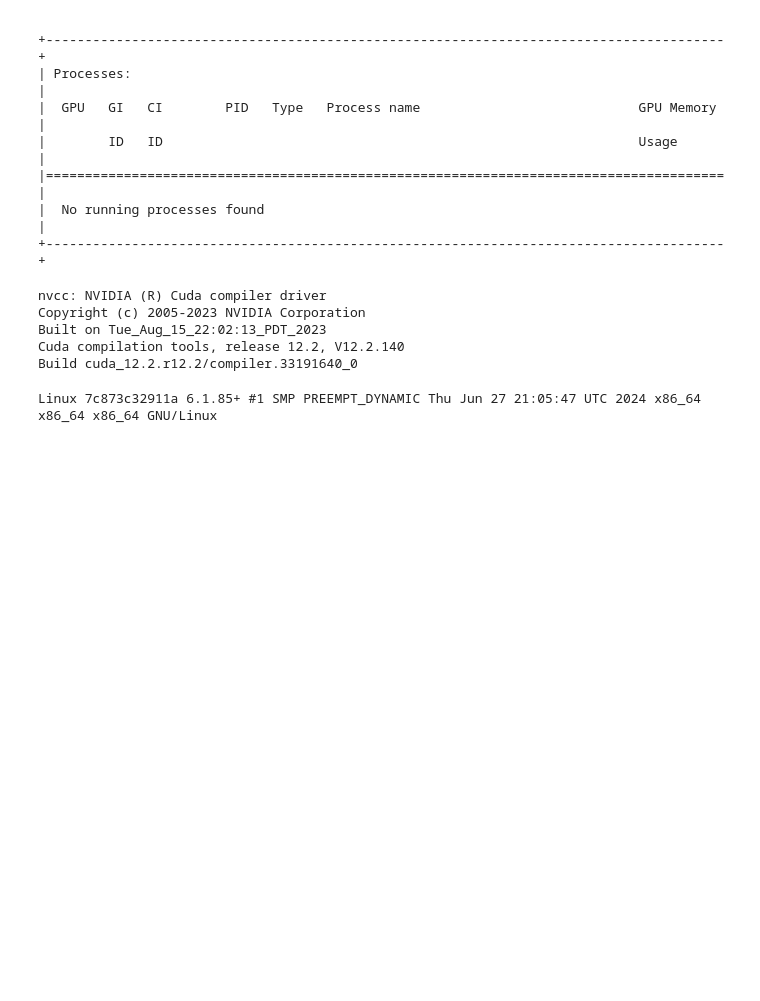
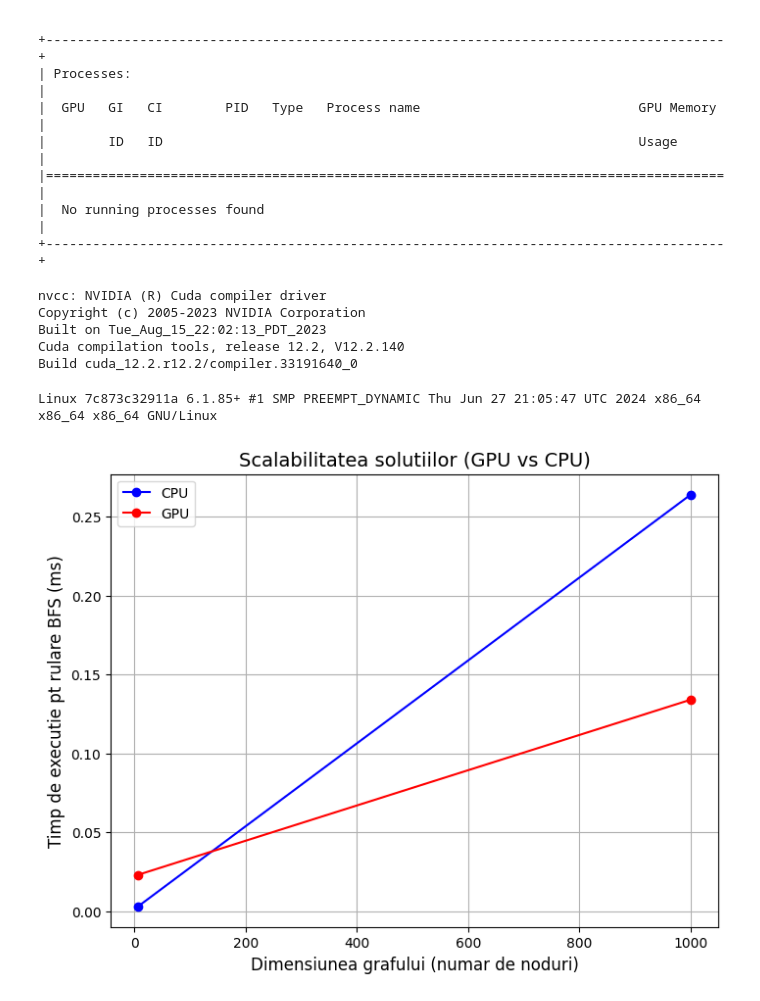
Before and after one commit to UrsachiGabriela/PGPU_proiect, a Jupyter notebook: Introduction_to_CUDA_+_profiling_using_google_colab.ipynb, the cells around one changed output. Drawn from its saved outputs; the diff is of its cells as text; code cells hidden in the pictures; blank space fills up the shorter version.

```diff
--- a/Introduction_to_CUDA_+_profiling_using_google_colab.ipynb
+++ b/Introduction_to_CUDA_+_profiling_using_google_colab.ipynb
@@ -499,3 +544,29 @@ Build cuda_12.2.r12.2/compiler.33191640_0
 !uname -a
 # %% [output]
 Linux 7c873c32911a 6.1.85+ #1 SMP PREEMPT_DYNAMIC Thu Jun 27 21:05:47 UTC 2024 x86_64 x86_64 x86_64 GNU/Linux
+# %%
+import matplotlib.pyplot as plt
+
+
+nodes = [7, 1000]
+
+cpu_times = [0.003, 0.264]
+gpu_times = [0.023, 0.134]
+
+
+plt.figure(figsize=(8,6))
+plt.plot(nodes, cpu_times, label='CPU', marker='o', color='b')
+plt.plot(nodes, gpu_times, label='GPU', marker='o', color='r')
+
+plt.xlabel('Dimensiunea grafului (numar de noduri)', fontsize=12)
+plt.ylabel('Timp de executie pt rulare BFS (ms)', fontsize=12)
+plt.title('Scalabilitatea solutiilor (GPU vs CPU)', fontsize=14)
+
+
+plt.legend()
+
+
+plt.grid(True)
+plt.show()
+# %% [output]
+[figure, added]
```
Also changed, not shown: parts of 6 cells of this notebook.
